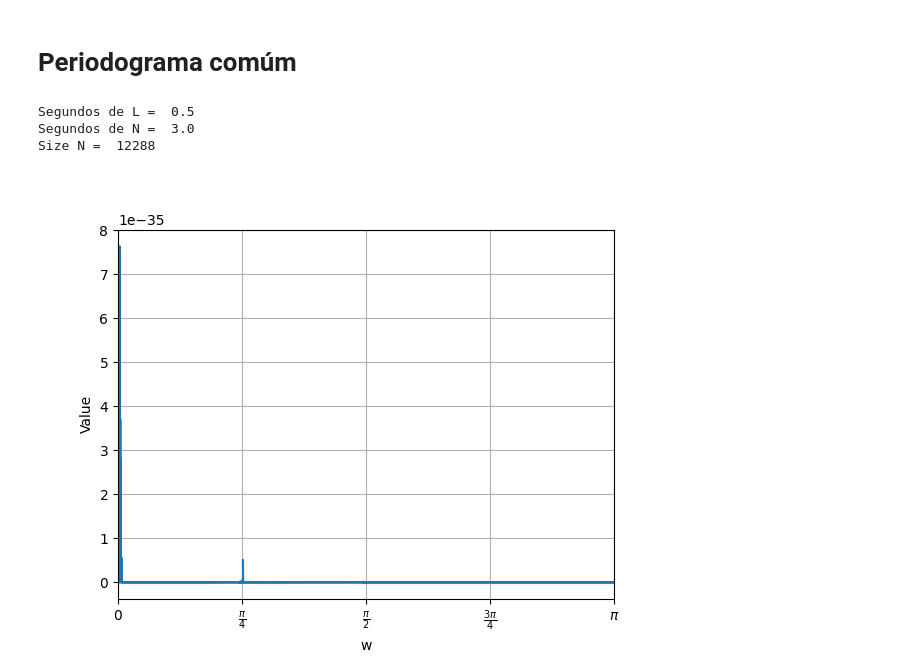
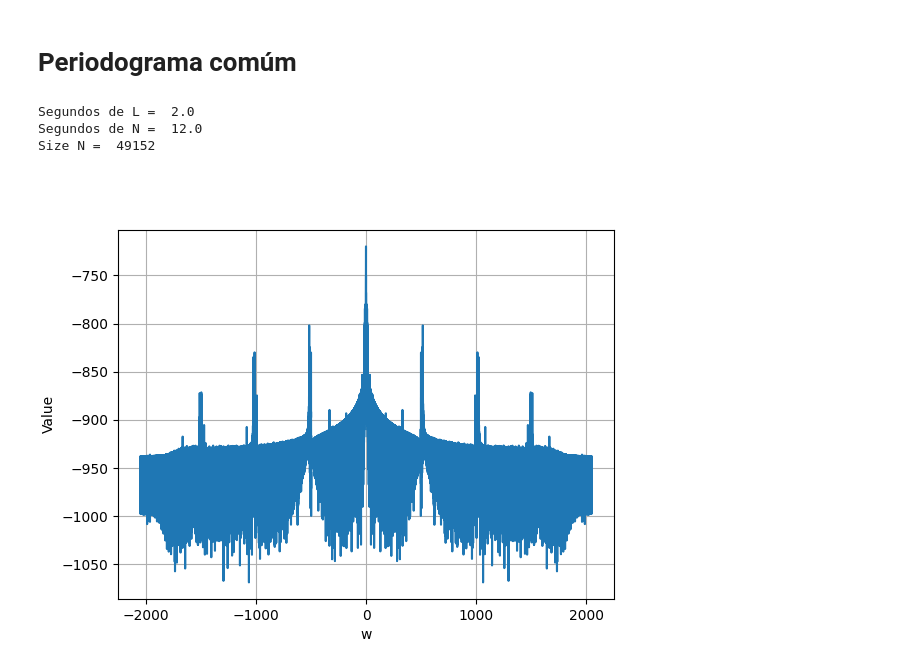
Before and after one commit to bautistasch/PASA, a Jupyter notebook: periodogram.ipynb, the cells around one changed output. Saved outputs shown, nothing was run; the diff lists cells and outputs as text; code cells hidden in the pictures.

```diff
--- a/periodogram.ipynb
+++ b/periodogram.ipynb
@@ -70,9 +70,9 @@ plt.show() """
 # %%
 from scipy import fft
 
-def periodogram(x):
-    w = fft.fftfreq(len(x)*10, d=1.0) * 2 * np.pi
-    periodogram = np.abs(fft.fft(x, n = len(x)*10))**(2) / len(x)
+def periodogram(x, N_FFT):
+    w = fft.fftshift(fft.fftfreq(N_FFT, d=1.0)) * 2 * np.pi
+    periodogram = np.abs(fft.fftshift(fft.fft(x, n = N_FFT)))**(2) / len(x)
     return periodogram, w
 # %%
 def biased_autocorr(x):
@@ -312,27 +292,28 @@ Segundos de N =  3.0
 # %%
 noise1 = dset[:int(14*fs)]
 
-L_seg = 0.5
+L_seg = 2
 L = int(L_seg*fs)
 print('Segundos de L = ', L/fs)
 N = L*6
 print('Segundos de N = ', N/fs)
 print('Size N = ', N)
 
 noisea = noise1[0:N]
-Rxx, w = periodogram(noisea)
+Rxx, w = periodogram(noisea, 1000000)
 plt.cla()
-plt.plot(w, Rxx)
-pi_ticks = np.arange(-np.pi, np.pi + 0.1, np.pi/4)
-pi_labels = [r'$-\pi$', r'$-\frac{3\pi}{4}$', r'$-\frac{3\pi}{2}$',r'$-\frac{\pi}{4}$', '0', r'$\frac{\pi}{4}$', r'$\frac{\pi}{2}$',r'$\frac{3\pi}{4}$', r'$\pi$']
-plt.xticks(pi_ticks, pi_labels)
+w = w * fs / (2*np.pi)
+plt.plot(w, 10*np.log(Rxx))
+#pi_ticks = np.arange(-np.pi, np.pi + 0.1, np.pi/4)*fs/(2*np.pi)
+#pi_labels = [r'$-\pi$', r'$-\frac{3\pi}{4}$', r'$-\frac{3\pi}{2}$',r'$-\frac{\pi}{4}$', '0', r'$\frac{\pi}{4}$', r'$\frac{\pi}{2}$',r'$\frac{3\pi}{4}$', r'$\pi$']
+#plt.xticks(pi_ticks, pi_labels)
 plt.xlabel('w')
 plt.ylabel('Value')
-plt.xlim(0, np.pi)
+#plt.xlim(0, np.pi)
 plt.grid(True)
 plt.show()
 # %% [output]
-Segundos de L =  0.5
-Segundos de N =  3.0
-Size N =  12288
+Segundos de L =  2.0
+Segundos de N =  12.0
+Size N =  49152
-[figure, old version]
+[figure, new version]
```
Also changed, not shown: parts of 16 cells of this notebook.
